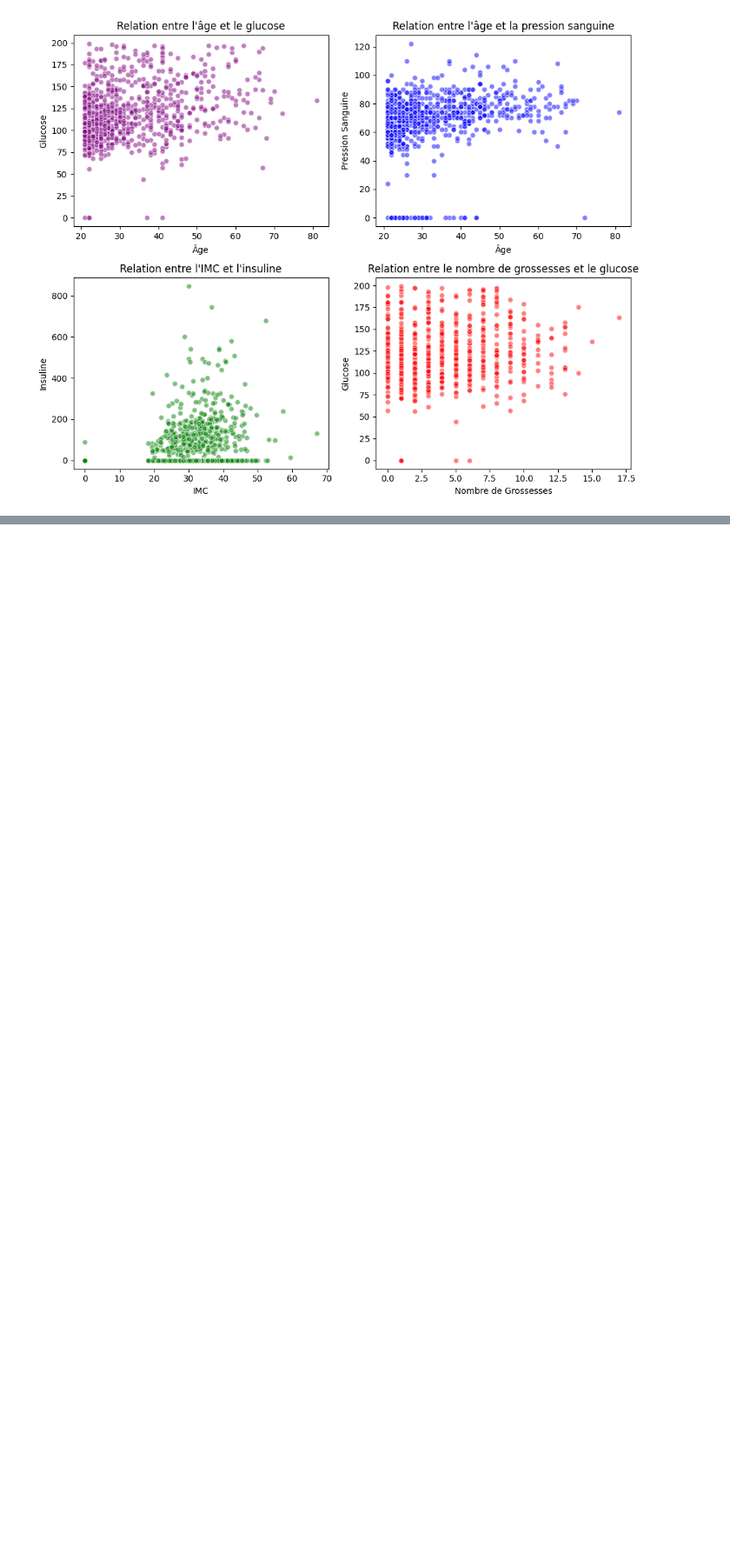
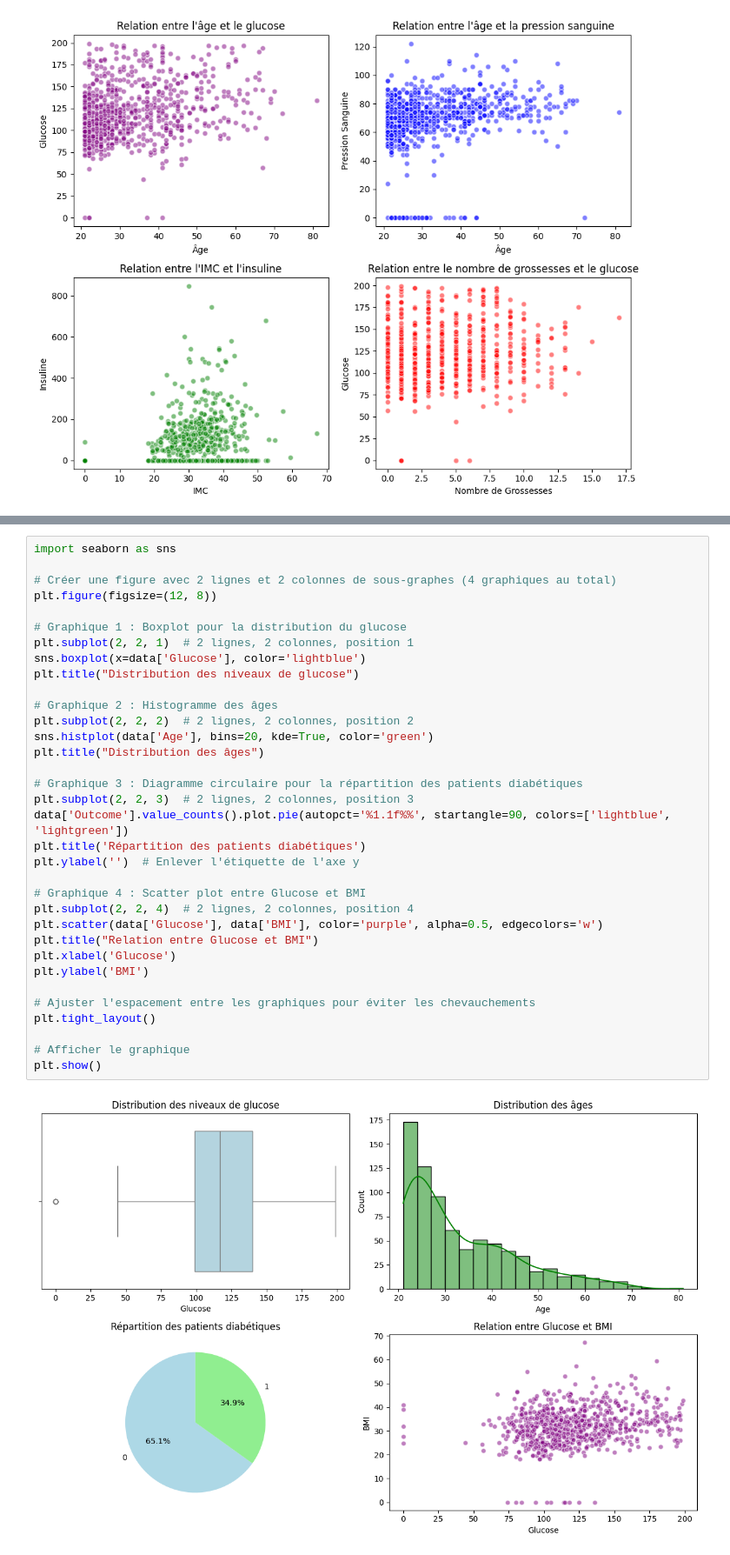
Before and after one commit to Badu1230/Badu1230, a Jupyter notebook: Pima_Indians_Diabetes_Analyse.ipynb, the cells around one changed output, grey strips where cells are left out. Shown at 87% size. Drawn from its saved outputs; the diff is of its cells as text; blank space fills up the shorter version.

```diff
--- a/Pima_Indians_Diabetes_Analyse.ipynb
+++ b/Pima_Indians_Diabetes_Analyse.ipynb
@@ -258,0 +324,36 @@ plt.show()
+# %%
+import seaborn as sns
+
+# Créer une figure avec 2 lignes et 2 colonnes de sous-graphes (4 graphiques au total)
+plt.figure(figsize=(12, 8))
+
+# Graphique 1 : Boxplot pour la distribution du glucose
+plt.subplot(2, 2, 1)  # 2 lignes, 2 colonnes, position 1
+sns.boxplot(x=data['Glucose'], color='lightblue')
+plt.title("Distribution des niveaux de glucose")
+
+# Graphique 2 : Histogramme des âges
+plt.subplot(2, 2, 2)  # 2 lignes, 2 colonnes, position 2
+sns.histplot(data['Age'], bins=20, kde=True, color='green')
+plt.title("Distribution des âges")
+
+# Graphique 3 : Diagramme circulaire pour la répartition des patients diabétiques
+plt.subplot(2, 2, 3)  # 2 lignes, 2 colonnes, position 3
+data['Outcome'].value_counts().plot.pie(autopct='%1.1f%%', startangle=90, colors=['lightblue', 'lightgreen'])
+plt.title('Répartition des patients diabétiques')
+plt.ylabel('')  # Enlever l'étiquette de l'axe y
+
+# Graphique 4 : Scatter plot entre Glucose et BMI
+plt.subplot(2, 2, 4)  # 2 lignes, 2 colonnes, position 4
+plt.scatter(data['Glucose'], data['BMI'], color='purple', alpha=0.5, edgecolors='w')
+plt.title("Relation entre Glucose et BMI")
+plt.xlabel('Glucose')
+plt.ylabel('BMI')
+
+# Ajuster l'espacement entre les graphiques pour éviter les chevauchements
+plt.tight_layout()
+
+# Afficher le graphique
+plt.show()
+# %% [output]
+[figure, added]
```
Also changed, not shown: parts of 9 cells of this notebook.
